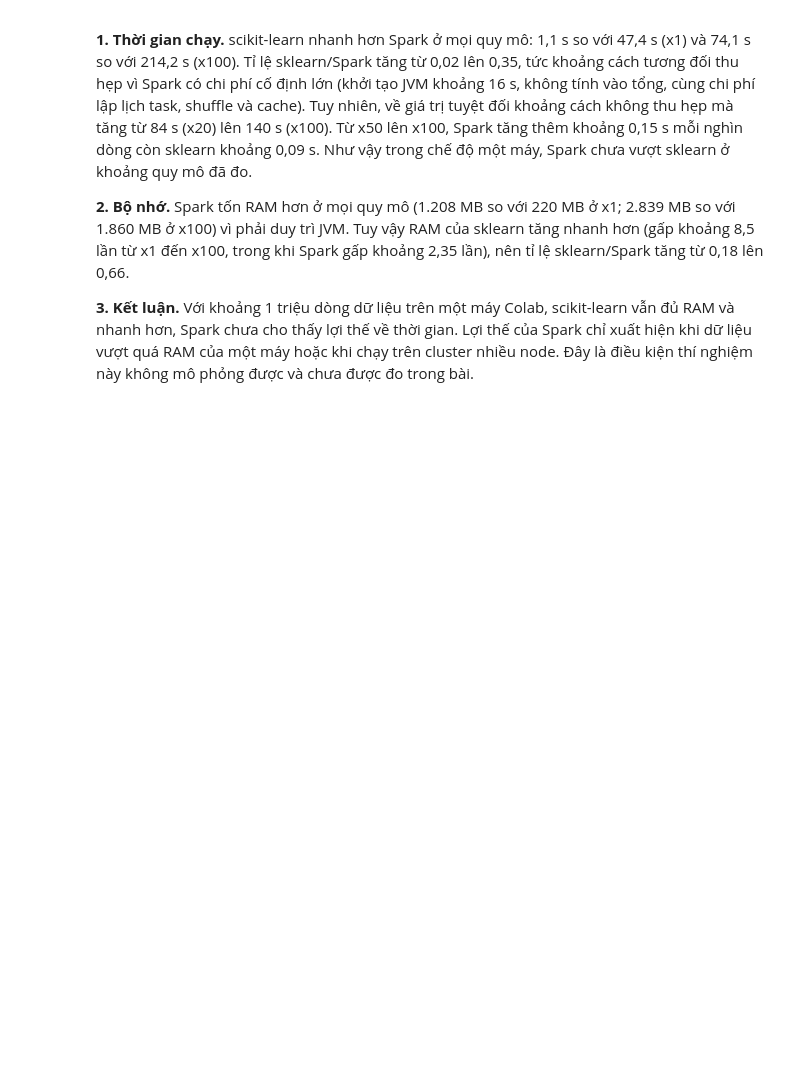
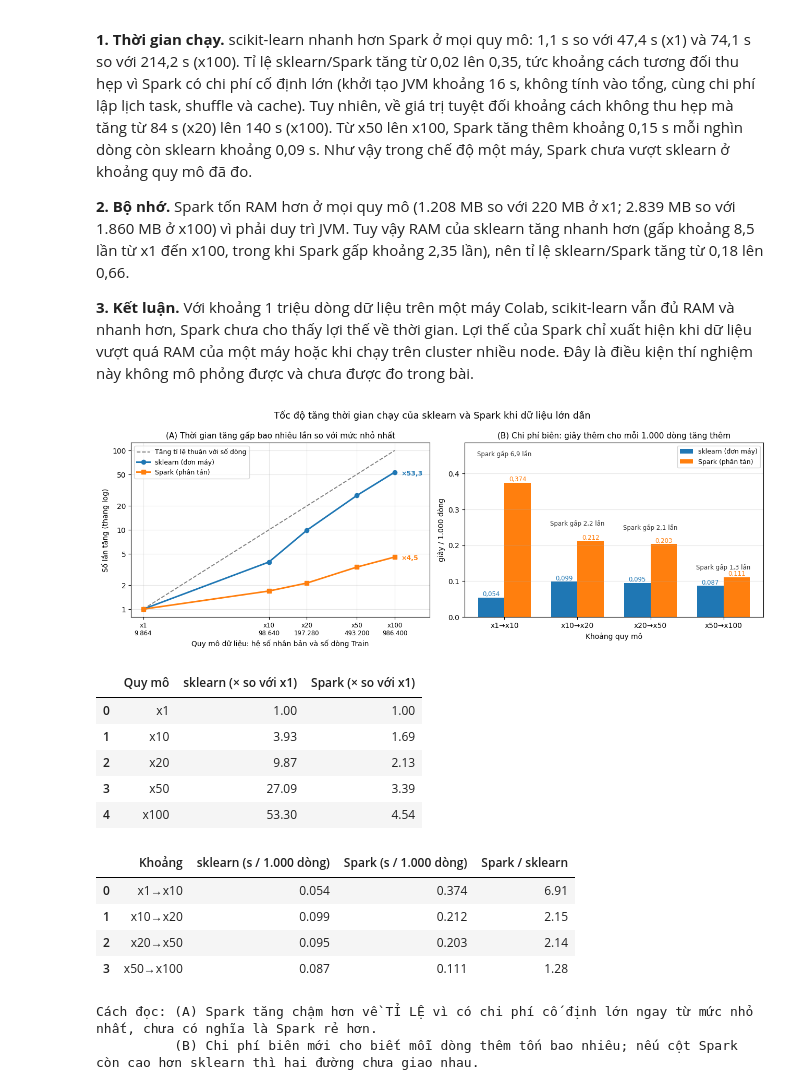
Before and after one commit to Huy03022005/colb, a Jupyter notebook: moiws.ipynb, the cells around one changed output. Saved outputs shown, nothing was run; the diff lists cells and outputs as text; code cells hidden in the pictures; blank space fills up the shorter version.

```diff
--- a/moiws.ipynb
+++ b/moiws.ipynb
@@ -1863,3 +1869,79 @@ Tỉ lệ > 1 nghĩa là Spark nhanh hơn / tốn ít RAM hơn | RAM đo riêng
 **2. Bộ nhớ.** Spark tốn RAM hơn ở mọi quy mô (1.208 MB so với 220 MB ở x1; 2.839 MB so với 1.860 MB ở x100) vì phải duy trì JVM. Tuy vậy RAM của sklearn tăng nhanh hơn (gấp khoảng 8,5 lần từ x1 đến x100, trong khi Spark gấp khoảng 2,35 lần), nên tỉ lệ sklearn/Spark tăng từ 0,18 lên 0,66.
 
 **3. Kết luận.** Với khoảng 1 triệu dòng dữ liệu trên một máy Colab, scikit-learn vẫn đủ RAM và nhanh hơn, Spark chưa cho thấy lợi thế về thời gian. Lợi thế của Spark chỉ xuất hiện khi dữ liệu vượt quá RAM của một máy hoặc khi chạy trên cluster nhiều node. Đây là điều kiện thí nghiệm này không mô phỏng được và chưa được đo trong bài.
+# %%
+import numpy as np
+import matplotlib.pyplot as plt
+
+C_SK, C_SP = "tab:blue", "tab:orange"
+vn = lambda v, d=1: f"{v:,.{d}f}".replace(",", "§").replace(".", ",").replace("§", ".")
+
+# ---------- Lấy các mức chạy thành công ở CẢ 2 môi trường ----------
+ok = [r for r in results if r["status"] == "OK"]
+by = lambda eng: {r["scale"]: r for r in ok if r["engine"] == eng}
+a, b = by("sklearn"), by("spark")
+sc = sorted(set(a) & set(b))
+assert len(sc) >= 2, "Cần ít nhất 2 mức quy mô chạy thành công ở cả 2 môi trường"
+
+rows = np.array([a[s]["rows_train"] for s in sc], dtype=float)
+t_sk = np.array([a[s]["t_total"] for s in sc])
+t_sp = np.array([b[s]["t_total"] for s in sc])
+
+grow_sk, grow_sp = t_sk / t_sk[0], t_sp / t_sp[0]                  # tốc độ tăng so với mức nhỏ nhất
+marg_sk = np.diff(t_sk) / (np.diff(rows) / 1000)                   # chi phí biên: giây thêm cho mỗi 1.000 dòng
+marg_sp = np.diff(t_sp) / (np.diff(rows) / 1000)
+steps = [f"x{sc[i]}→x{sc[i+1]}" for i in range(len(sc) - 1)]
+
+fig, ax = plt.subplots(1, 2, figsize=(13, 4.8))
+
+# ----- (A) Thời gian tăng gấp bao nhiêu lần so với x1 (log-log) -----
+A = ax[0]
+A.plot(rows, rows / rows[0], "--", color="gray", lw=1.4, label="Tăng tỉ lệ thuận với số dòng")
+A.plot(rows, grow_sk, "o-", color=C_SK, lw=2.2, label="sklearn (đơn máy)")
+A.plot(rows, grow_sp, "s-", color=C_SP, lw=2.2, label="Spark (phân tán)")
+A.annotate(f"×{vn(grow_sk[-1])}", (rows[-1], grow_sk[-1]), textcoords="offset points", xytext=(9, -4), ha="left", color=C_SK, fontsize=9, fontweight="bold")
+A.annotate(f"×{vn(grow_sp[-1])}", (rows[-1], grow_sp[-1]), textcoords="offset points", xytext=(9, -4), ha="left", color=C_SP, fontsize=9, fontweight="bold")
+A.set_xscale("log"); A.set_yscale("log"); A.minorticks_off(); A.set_xlim(rows[0] * 0.8, rows[-1] * 1.9)
+A.set_xticks(rows); A.set_xticklabels([f"x{s}\n{vn(r, 0)}" for s, r in zip(sc, rows)], fontsize=8.5)
+A.set_yticks([1, 2, 5, 10, 20, 50, 100]); A.set_yticklabels(["1", "2", "5", "10", "20", "50", "100"])
+A.set_title("(A) Thời gian tăng gấp bao nhiêu lần so với mức nhỏ nhất", fontsize=11); A.set_ylabel("Số lần tăng (thang log)")
+A.set_xlabel("Quy mô dữ liệu: hệ số nhân bản và số dòng Train"); A.grid(alpha=.3, which="both"); A.legend(loc="upper left", fontsize=9)
+
+# ----- (B) Chi phí biên: mỗi 1.000 dòng thêm tốn thêm bao nhiêu giây -----
+B = ax[1]; x = np.arange(len(steps)); w = 0.36
+B.bar(x - w/2, marg_sk, w, color=C_SK, label="sklearn (đơn máy)")
+B.bar(x + w/2, marg_sp, w, color=C_SP, label="Spark (phân tán)")
+for i in range(len(steps)):
+    B.text(x[i] - w/2, marg_sk[i], vn(marg_sk[i], 3), ha="center", va="bottom", fontsize=8.5, color=C_SK)
+    B.text(x[i] + w/2, marg_sp[i], vn(marg_sp[i], 3), ha="center", va="bottom", fontsize=8.5, color=C_SP)
+    B.text(x[i], max(marg_sk[i], marg_sp[i]) * 1.2, f"Spark gấp {vn(marg_sp[i] / marg_sk[i])} lần", ha="center", fontsize=8.5, color="#333333")
+B.set_xticks(x); B.set_xticklabels(steps); B.set_ylim(0, max(marg_sp.max(), marg_sk.max()) * 1.3)
+B.set_title("(B) Chi phí biên: giây thêm cho mỗi 1.000 dòng tăng thêm", fontsize=11); B.set_ylabel("giây / 1.000 dòng")
+B.set_xlabel("Khoảng quy mô"); B.grid(axis="y", alpha=.3); B.legend(loc="upper right", fontsize=9)
+
+plt.suptitle("Tốc độ tăng thời gian chạy của sklearn và Spark khi dữ liệu lớn dần", fontsize=13)
+plt.tight_layout()
+plt.savefig("bieu_do_toc_do_tang.png", dpi=150)
+plt.show()
+
+# ---------- Bảng số liệu đi kèm ----------
+display(pd.DataFrame({"Quy mô": [f"x{s}" for s in sc], "sklearn (× so với x1)": grow_sk.round(2), "Spark (× so với x1)": grow_sp.round(2)}))
+display(pd.DataFrame({"Khoảng": steps, "sklearn (s / 1.000 dòng)": marg_sk.round(3), "Spark (s / 1.000 dòng)": marg_sp.round(3),
+                      "Spark / sklearn": (marg_sp / marg_sk).round(2)}))
+print("Cách đọc: (A) Spark tăng chậm hơn về TỈ LỆ vì có chi phí cố định lớn ngay từ mức nhỏ nhất, chưa có nghĩa là Spark rẻ hơn.")
+print("          (B) Chi phí biên mới cho biết mỗi dòng thêm tốn bao nhiêu; nếu cột Spark còn cao hơn sklearn thì hai đường chưa giao nhau.")
+# %% [output]
+[figure, added]
+|  | Quy mô | sklearn (× so với x1) | Spark (× so với x1) |
+| 0 | x1 | 1.00 | 1.00 |
+| 1 | x10 | 3.93 | 1.69 |
+| 2 | x20 | 9.87 | 2.13 |
+| 3 | x50 | 27.09 | 3.39 |
+| 4 | x100 | 53.30 | 4.54 |
+|  | Khoảng | sklearn (s / 1.000 dòng) | Spark (s / 1.000 dòng) | Spark / sklearn |
+| 0 | x1→x10 | 0.054 | 0.374 | 6.91 |
+| 1 | x10→x20 | 0.099 | 0.212 | 2.15 |
+| 2 | x20→x50 | 0.095 | 0.203 | 2.14 |
+| 3 | x50→x100 | 0.087 | 0.111 | 1.28 |
+Cách đọc: (A) Spark tăng chậm hơn về TỈ LỆ vì có chi phí cố định lớn ngay từ mức nhỏ nhất, chưa có nghĩa là Spark rẻ hơn.
+          (B) Chi phí biên mới cho biết mỗi dòng thêm tốn bao nhiêu; nếu cột Spark còn cao hơn sklearn thì hai đường chưa giao nhau.
```
Also changed, not shown: parts of 4 cells of this notebook.
